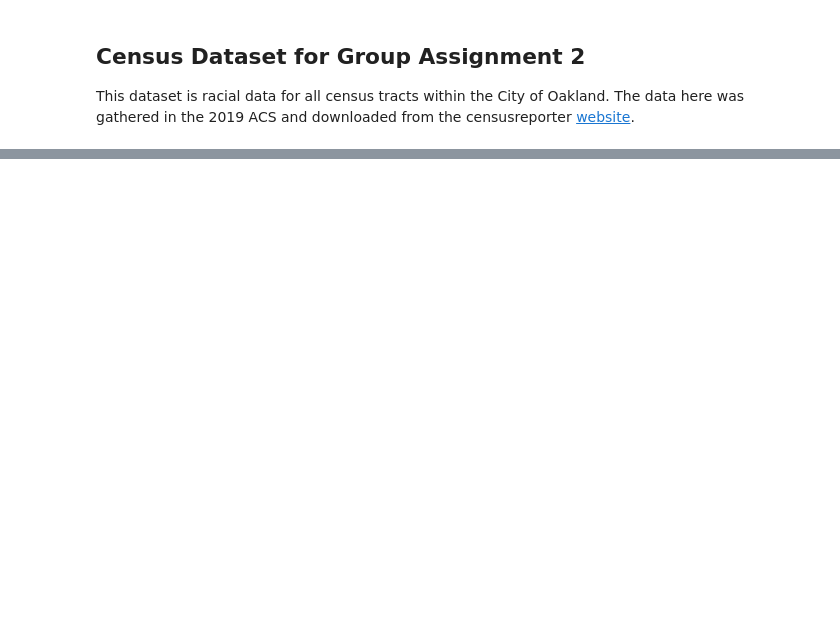
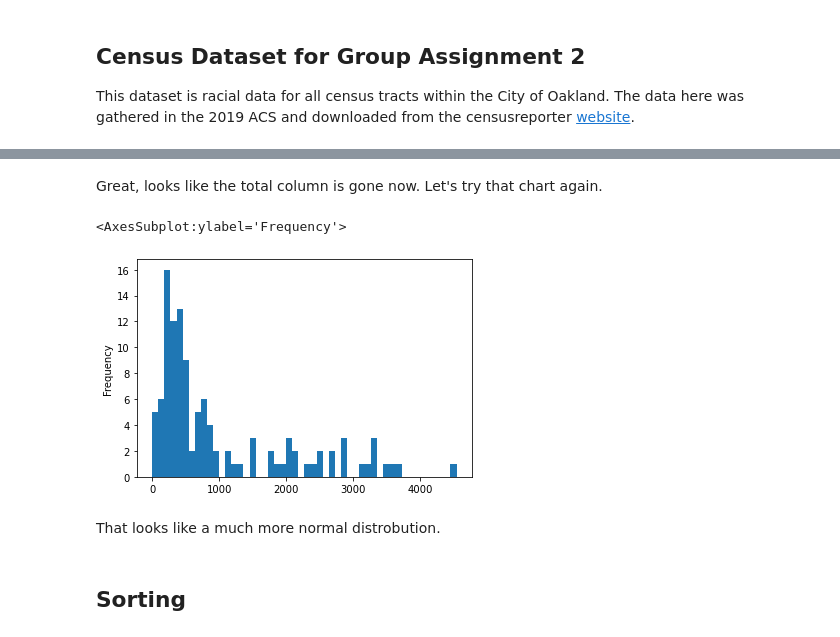
Before and after one commit to nickmooreucla/up206a-nick, a Jupyter notebook: Group Assignments/Group Assignment 2.ipynb, the cells around one changed output, grey strips where cells are left out. Saved outputs shown, nothing was run; the diff lists cells and outputs as text; code cells hidden in the pictures; blank space fills up the shorter version.

```diff
--- a/Group Assignments/Group Assignment 2.ipynb
+++ b/Group Assignments/Group Assignment 2.ipynb
@@ -23,0 +186,2 @@ DriverError: data/acs2019_5yr_B02001_14000US06001405301.geojson: No such file or
+# %%
+rdf = rdf.drop(114)
@@ -23,0 +197,11 @@ DriverError: data/acs2019_5yr_B02001_14000US06001405301.geojson: No such file or
+# %% [markdown]
+Great, looks like the total column is gone now. Let's try that chart again.
+# %%
+rdf['Hispanic or Latino'].plot.hist(bins=50)
+# %% [output]
+<AxesSubplot:ylabel='Frequency'>
+[figure, added]
+# %% [markdown]
+That looks like a much more normal distrobution.
+# %% [markdown]
+## Sorting
```
Also changed, not shown: parts of 50 cells of this notebook, 2 other files.
